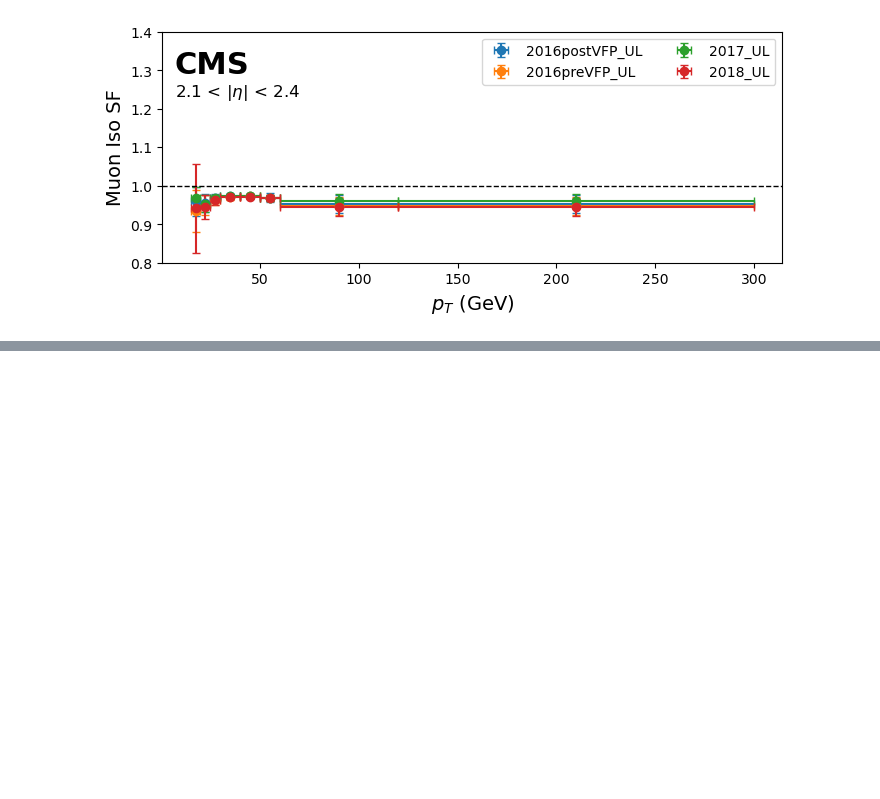
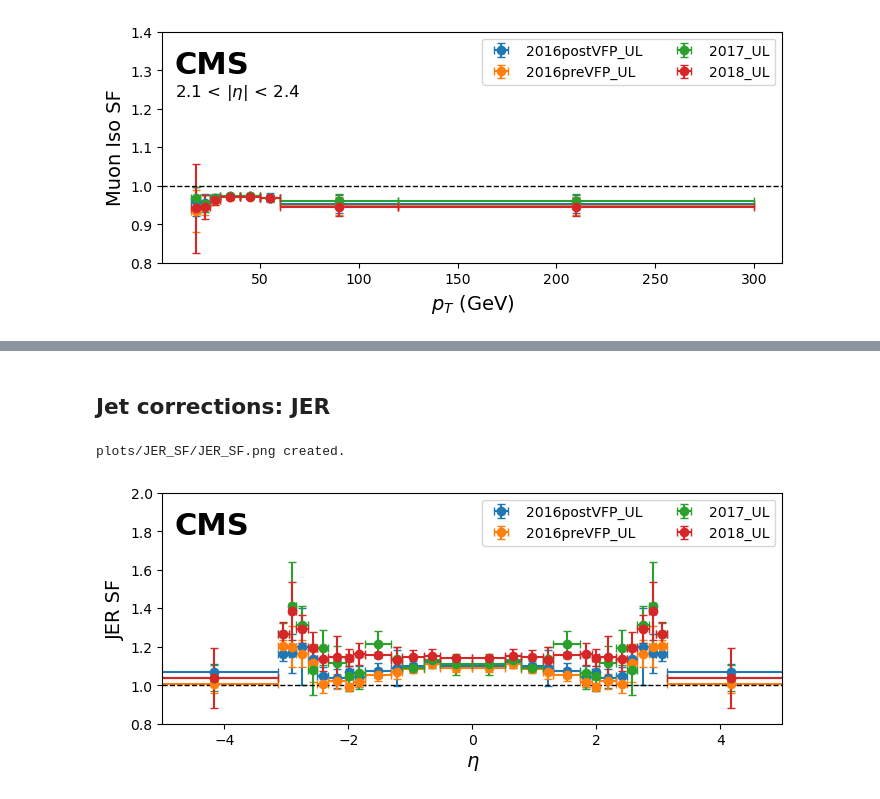
Before and after one commit to phazarik/VLLSearch, a Jupyter notebook: Corrections/plotCorrectionFactors.ipynb, the cells around one changed output, grey strips where cells are left out. Saved outputs shown, nothing was run; the diff lists cells and outputs as text; code cells hidden in the pictures; blank space fills up the shorter version.

```diff
--- a/Corrections/plotCorrectionFactors.ipynb
+++ b/Corrections/plotCorrectionFactors.ipynb
@@ -152,0 +298,49 @@ plots/Muon_Iso_SF/Muon_Iso_SF2.1_2.4.png created.
+# %% [markdown]
+## Jet corrections: JER
+# %%
+def plot_jer_sf(df, plotname):
+
+    plt.figure(figsize=(8, 3))
+
+    grouped_by_campaign = df.groupby(0)
+    for campaign, group in grouped_by_campaign:
+        eta_ranges = find_ranges(group, [1, 2])
+        eta_midpoints, eta_xlow_errors, eta_xhigh_errors = calculate_errors(eta_ranges)
+
+        sf_values = group[4].values
+        sf_up_values = group[5].values
+        sf_down_values = group[3].values
+
+        yerr_up = sf_up_values - sf_values
+        yerr_down = sf_values - sf_down_values
+
+        plt.errorbar(eta_midpoints, sf_values,
+                     yerr=[yerr_down, yerr_up],
+                     xerr=[eta_xlow_errors, eta_xhigh_errors],
+                     label=f"{campaign}", fmt='o', capsize=3)
+
+    plt.xlabel(r"$\eta$", fontsize=14)
+    plt.ylabel(plotname, fontsize=14)
+    plt.ylim(0.80, 2)
+    plt.xlim(-5, 5)
+    #plt.title(rf"{plotname}", fontsize=16)
+    legendheader = fr""
+    plt.legend(loc='upper right', fontsize=10, ncol=2)
+    plt.axhline(y=1, color='k', linestyle='--', linewidth=1)
+    plt.text(0.02, 0.82, 'CMS', fontsize=22, fontweight='bold', family='sans-serif',
+             transform=plt.gca().transAxes, bbox=dict(facecolor='white', edgecolor='white', boxstyle='round,pad=0.3'))
+    plt.text(0.02, 0.72, legendheader, fontsize=12, family='sans-serif',
+             transform=plt.gca().transAxes, bbox=dict(facecolor='white', edgecolor='white', boxstyle='round,pad=0.3'))
+
+    plotdir = os.path.join('plots', plotname.replace(' ', '_'))
+    figname = plotname.replace(' ', '_')+'.png'
+    fullfigname = os.path.join(plotdir, figname)
+    os.makedirs(plotdir, exist_ok=True)
+    plt.savefig(fullfigname, dpi=75)
+    print(fullfigname+" created.")
+    plt.show()
+# %%
+plot_jer_sf(df_jer, "JER SF")
+# %% [output]
+plots/JER_SF/JER_SF.png created.
+[figure, added]
```
Also changed, not shown: parts of 12 cells of this notebook.
